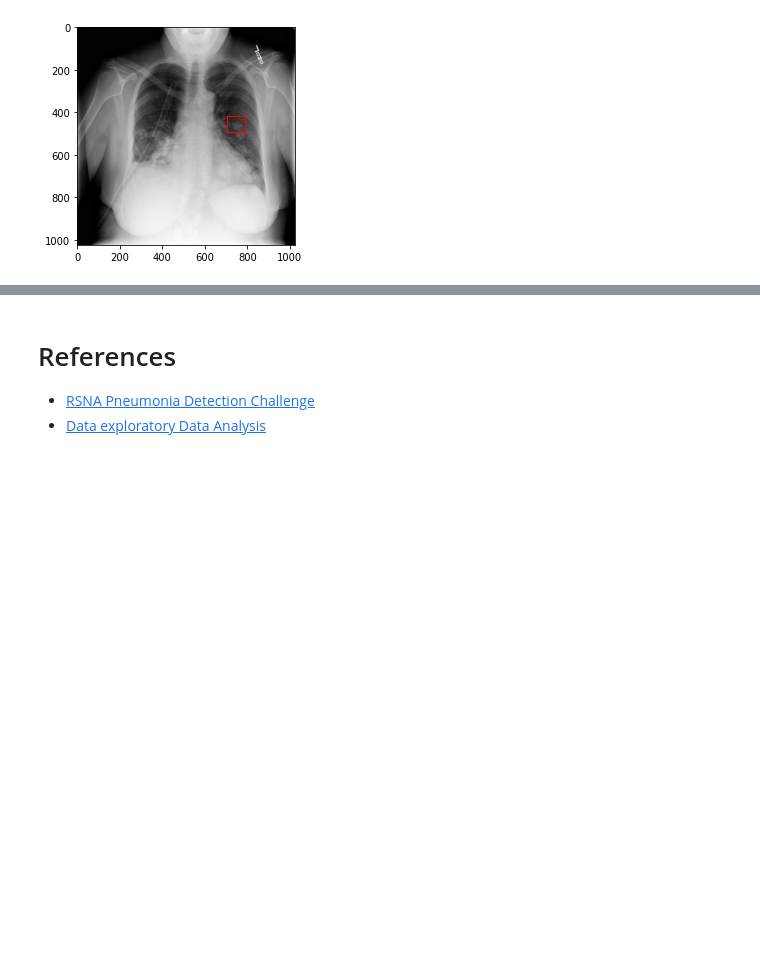
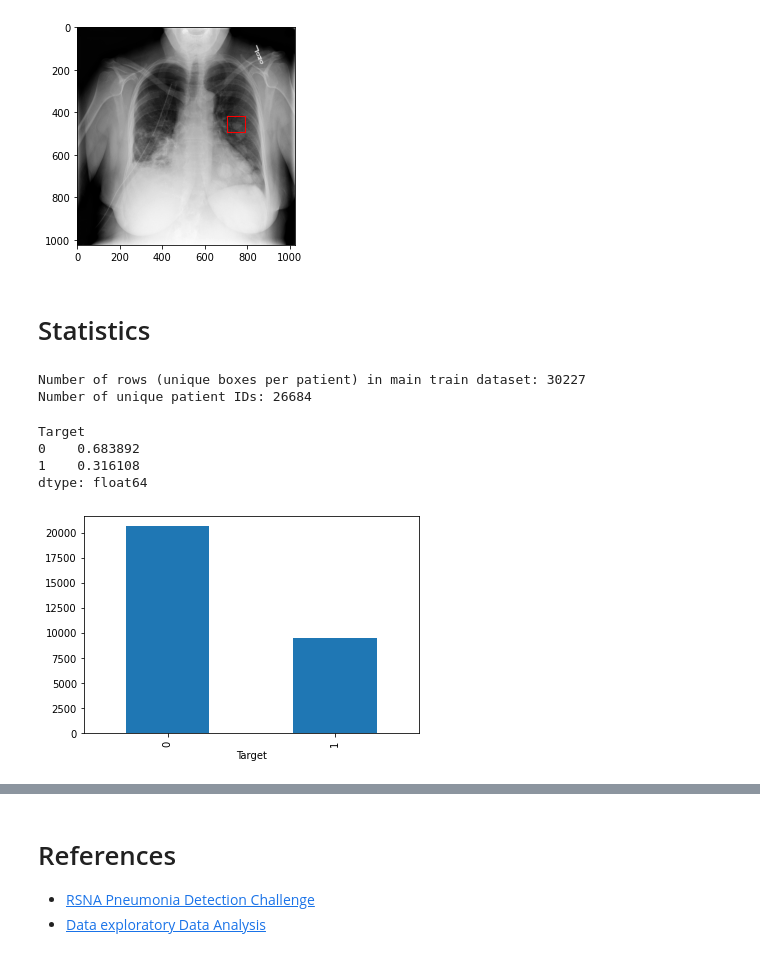
Before and after one commit to omarsayed7/RSNA-Pneumonia-Detection, a Jupyter notebook: RSNA_Pneumonia_Detection.ipynb, the cells around one changed output, grey strips where cells are left out. Cells and saved outputs as stored; diff of their text form; code cells hidden in the pictures; blank space fills up the shorter version.

```diff
--- a/RSNA_Pneumonia_Detection.ipynb
+++ b/RSNA_Pneumonia_Detection.ipynb
@@ -257,3 +258,20 @@ img, x, y, h, w, target = get_sample(dataframe = train_labels,img_dir = 'stage_2
 draw(img,x,y,h,w)
 # %% [output]
 [figure]
+# %% [markdown]
+# Statistics
+# %%
+print('Number of rows (unique boxes per patient) in main train dataset:', train_labels.shape[0])
+print('Number of unique patient IDs:', train_labels['patientId'].nunique())
+# %% [output]
+Number of rows (unique boxes per patient) in main train dataset: 30227
+Number of unique patient IDs: 26684
+# %%
+train_labels.groupby('Target').size().plot.bar()
+print(train_labels.groupby('Target').size() / train_labels.shape[0])
+# %% [output]
+Target
+0    0.683892
+1    0.316108
+dtype: float64
+[figure, added]
```
Also changed, not shown: parts of 15 cells of this notebook.
